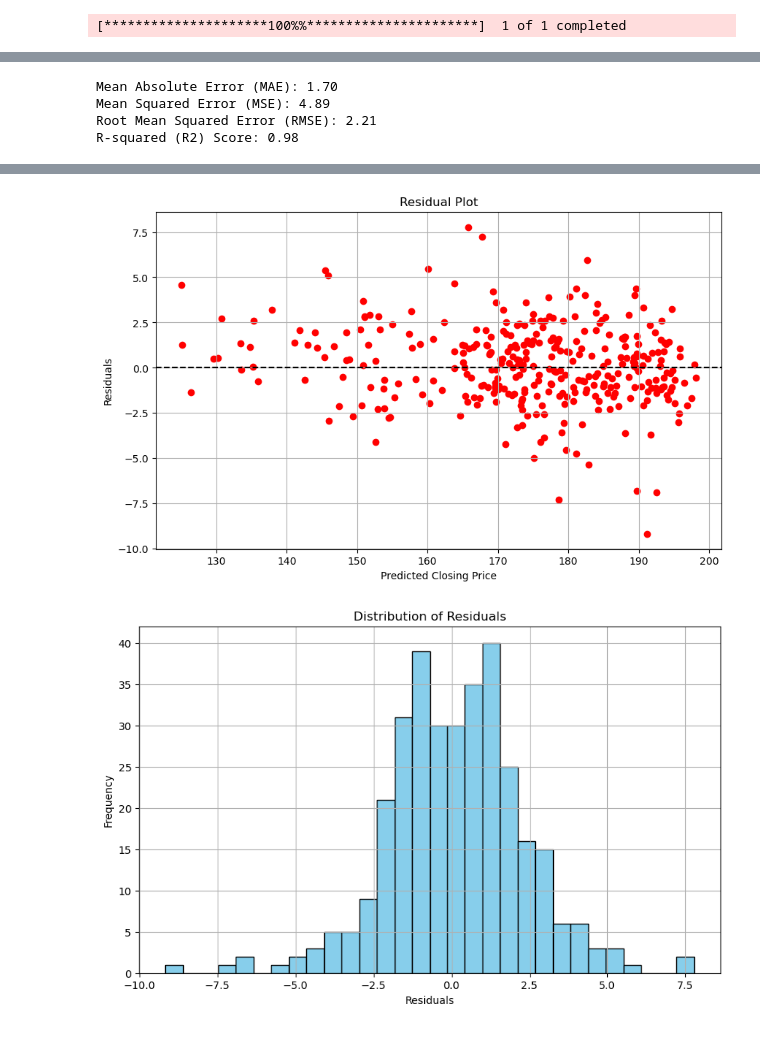
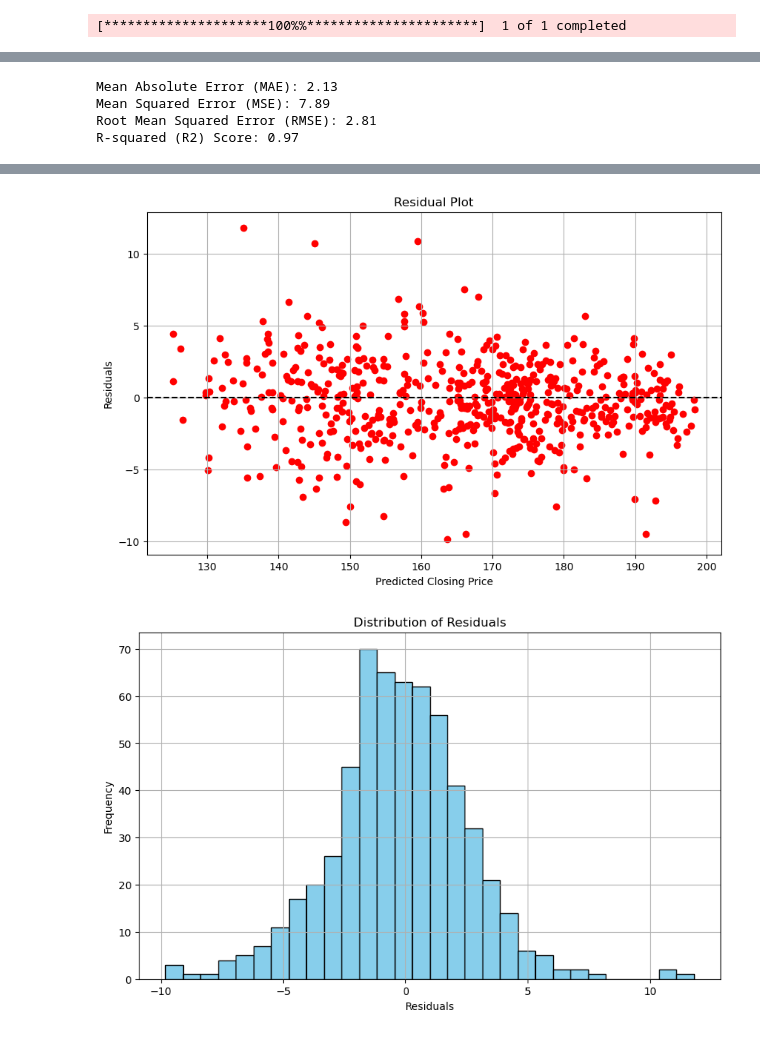
Before and after one commit to afrenkai/IASummer20241stProject, a Jupyter notebook: IAIntro24ProjStarter.ipynb, the cells around one changed output, grey strips where cells are left out. Saved outputs shown, nothing was run; the diff lists cells and outputs as text; code cells hidden in the pictures.

Commit message:
added updated train-test splits as per snehith w/ presergved 80/20 ratio

```diff
--- a/IAIntro24ProjStarter.ipynb
+++ b/IAIntro24ProjStarter.ipynb
@@ -1,7 +1,5 @@
 # %%
 import yfinance as yf #yahoo finance package
-
-
 import numpy as np # numpy for data processsing and math
 from sklearn.model_selection import train_test_split # splitting into train/test data using TrainTestSPlit
 from sklearn.linear_model import LinearRegression # Using standard lin reg model to fit to stock price
@@ -12,7 +10,7 @@ from datetime import datetime
 
 
 stock_symbol = 'AAPL'  # constant to declare a stock ticker to run the model with. Here I Picked apple
-start_date = '2014-01-01' #YYYY-MM-DD afaik
+start_date = '1984-01-01' #YYYY-MM-DD afaik
 end_date = '2024-05-01' #YYYY-MM-DD afaik
 stock_data = yf.download(stock_symbol, start=start_date, end=end_date)
 # call of yahoo finance api with following args:
@@ -32,23 +30,16 @@ plt.show() # code to actually print the graph
 
 
 #updated train-test-split
-train_end_date = '2022-12-31' #sets the date for the training end interval
-test_start_date = '2023-01-01' # sets start for test data
+split_date = '2022-01-01'
+train_data = stock_data[:split_date]
+test_data = stock_data[split_date:]
 
-train_data = stock_data[stock_data.index <= train_end_date]
-test_data = stock_data[stock_data.index >= test_start_date]
-# Creating target variable (shifted by one day) and removing NaN values
-y_train = train_data['Close'].shift(-1).dropna().values
-# y is the column from our stock data ("yesterday", or day -1") of the column
-X_train =train_data['Close'][:-1].values
-#x is all of the close prices of the stock
-# Reshape X_train to a 2D array (required for sklearn)
-X_train = X_train.reshape(-1, 1)
+y_train = train_data['Close'].shift(-1).dropna().values  # Target variable for training
+X_train = train_data['Close'][:-1].values.reshape(-1, 1)  # Feature variable for training
+y_test = test_data['Close'].shift(-1).dropna().values    # Target variable for testing
+X_test = test_data['Close'][:-1].values.reshape(-1, 1)   # Feature variable for testing
 
 
-y_test = test_data['Close'].shift(-1).dropna().values
-X_test = test_data['Close'][:-1].values
-X_test = X_test.reshape(-1,1)
 # Create and train linear regression model
 model = LinearRegression() #calling earlier import
 model.fit(X_train, y_train) # model works
@@ -106,4 +97,4 @@ plt.show()
-Mean Absolute Error (MAE): 1.70
-Mean Squared Error (MSE): 4.89
-Root Mean Squared Error (RMSE): 2.21
-R-squared (R2) Score: 0.98
+Mean Absolute Error (MAE): 2.13
+Mean Squared Error (MSE): 7.89
+Root Mean Squared Error (RMSE): 2.81
+R-squared (R2) Score: 0.97
@@ -111,2 +102,2 @@ R-squared (R2) Score: 0.98
-[figure, old version]
+[figure, new version]
-[figure, old version]
+[figure, new version]
```
Also changed, not shown: parts of 1 cell of this notebook.
